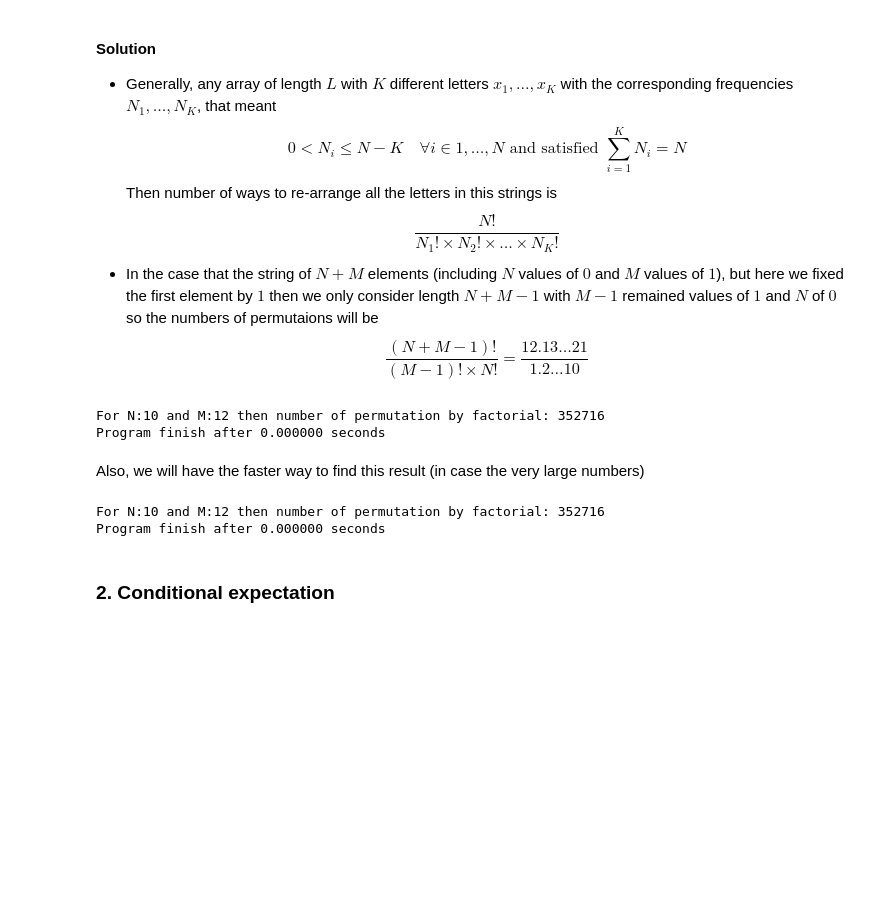
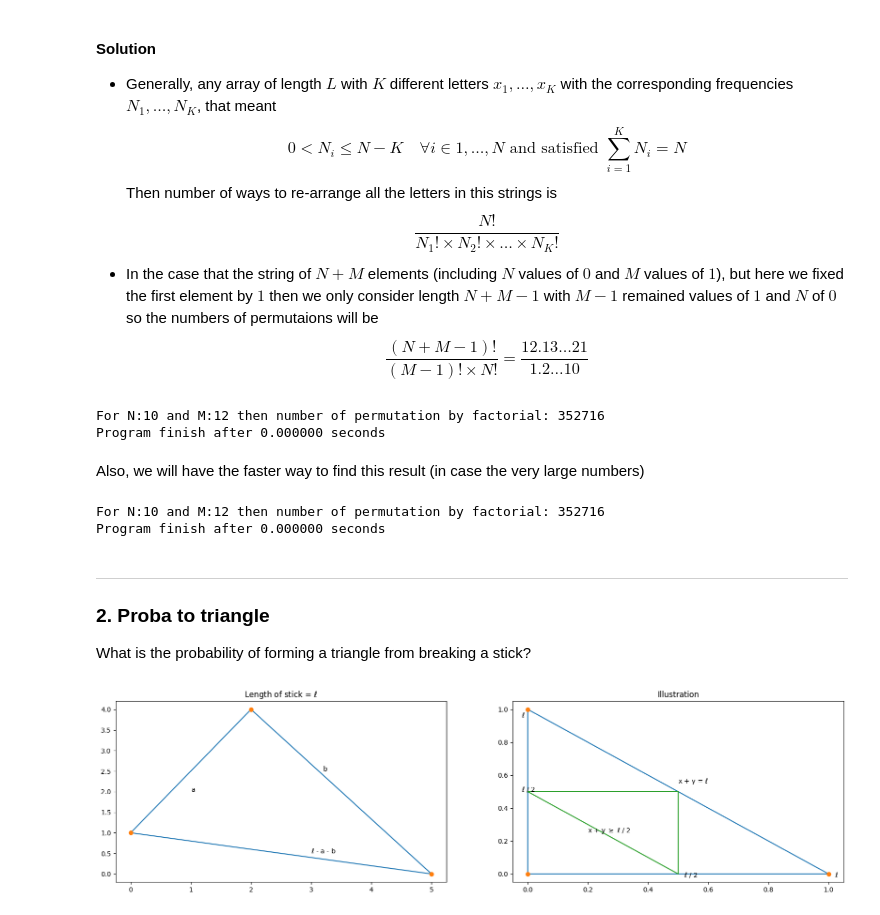
Before and after one commit to NhanDoV/WorldQuant-math-quiz, a Jupyter notebook: Math-test/Set1/proba_and_stats.ipynb, the cells around one changed output. Cells and saved outputs as stored; diff of their text form; code cells hidden in the pictures; blank space fills up the shorter version.

```diff
--- a/Math-test/Set1/proba_and_stats.ipynb
+++ b/Math-test/Set1/proba_and_stats.ipynb
@@ -35,5 +32,12 @@ print(f"For N:{n} and M:{m} then number of permutation by factorial: {int(res)}\
 # %% [output]
 For N:10 and M:12 then number of permutation by factorial: 352716
 Program finish after 0.000000 seconds
-# %% [markdown]
-### 2. Conditional expectation
+# %% [markdown]
+-------------------
+
+### 2. Proba to triangle
+What is the probability of forming a triangle from breaking a stick?
+# %%
+illustration_triangle_from_stick()
+# %% [output]
+[figure, added]
```
Also changed, not shown: parts of 4 cells of this notebook.
